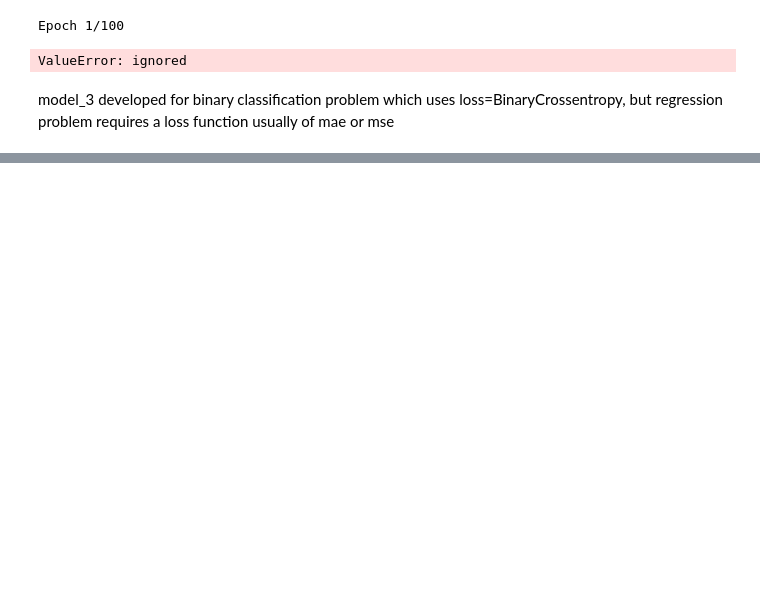
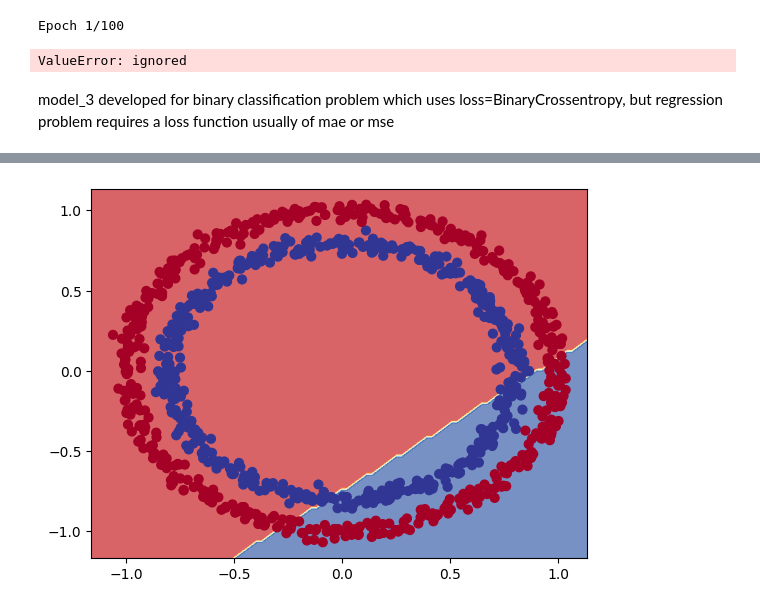
Before and after one commit to pranavrao87/Machine-Learning, a Jupyter notebook: Classification Models/02_neural_network_classification_models.ipynb, the cells around one changed output, grey strips where cells are left out. Drawn from its saved outputs; the diff is of its cells as text; code cells hidden in the pictures; blank space fills up the shorter version.

```diff
--- a/Classification Models/02_neural_network_classification_models.ipynb
+++ b/Classification Models/02_neural_network_classification_models.ipynb
@@ -306,0 +311,17 @@ plt.legend();
+# %%
+# Rebuild this model: https://playground.tensorflow.org/#activation=linear&batchSize=10&dataset=circle&regDataset=reg-plane&learningRate=0.001&regularizationRate=0&noise=0&networkShape=1&seed=0.26333&showTestData=false&discretize=false&percTrainData=50&x=true&y=true&xTimesY=false&xSquared=false&ySquared=false&cosX=false&sinX=false&cosY=false&sinY=false&collectStats=false&problem=classification&initZero=false&hideText=false
+# Rand seed
+tf.random.set_seed(42)
+
+# 1. Create model
+model_4 = tf.keras.Sequential([
+    tf.keras.layers.Dense(1, activation="linear")
+])
+
+# 2. Compile model
+model_4.compile(loss="binary_crossentropy",
+                optimizer=tf.keras.optimizers.Adam(lr=0.001),
+                metrics=["accuracy"])
+
+# 3. Fit model
+history = model_4.fit(X, y, epochs=100)
@@ -306,0 +353,4 @@ plt.legend();
+# %%
+# Decision boundary for latest model
+plot_decision_boundary(model_4, X, y)
+# %% [output]
@@ -306,0 +359 @@ plt.legend();
+[figure, added]
```
Also changed, not shown: parts of 10 cells of this notebook.
